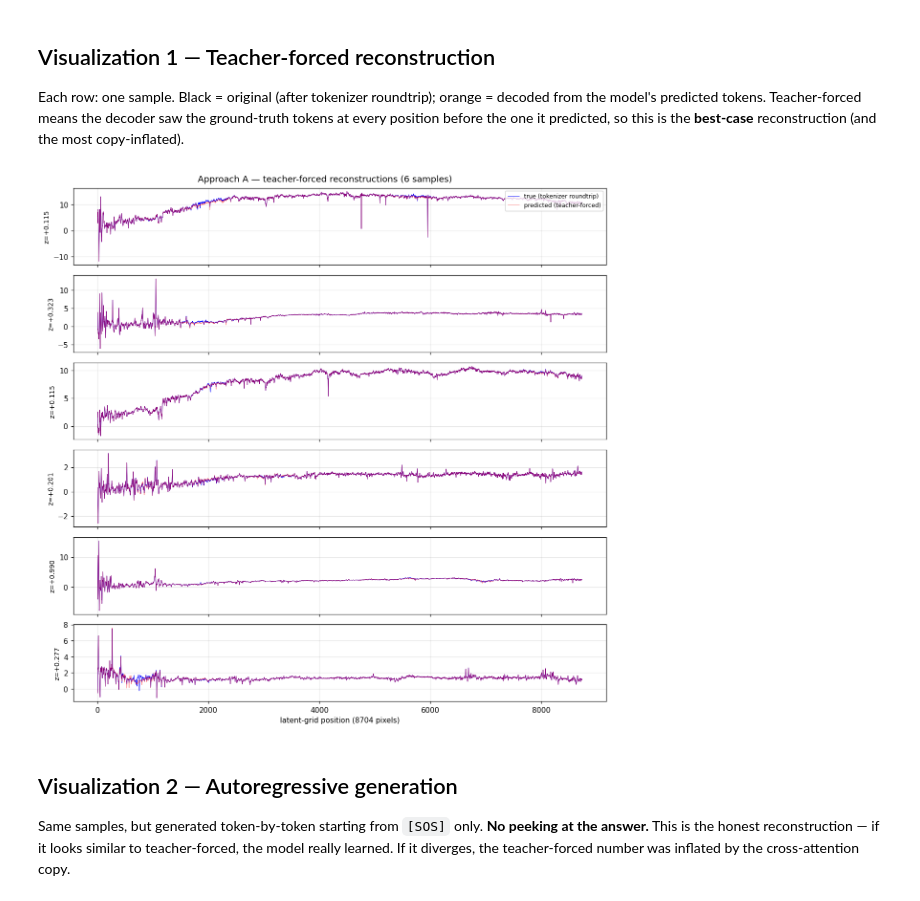
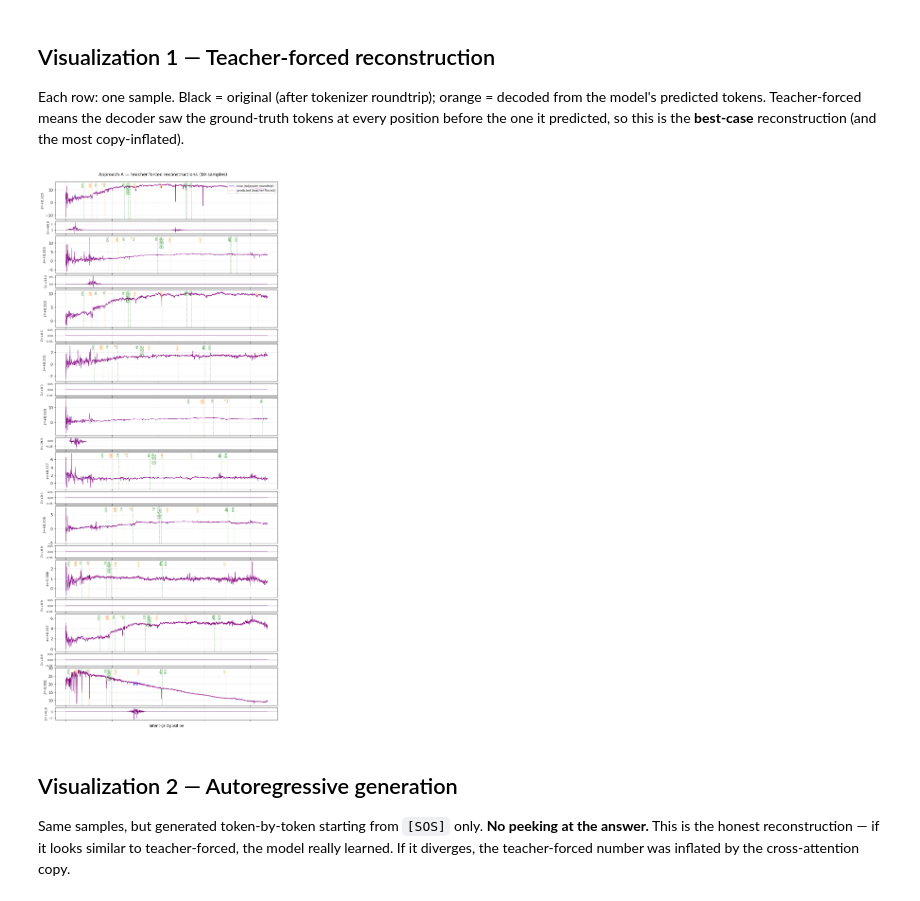
Before and after one commit to Joe2k/Spectrum-FM, a Jupyter notebook: notebooks/07_visualize_predictions.ipynb, the cells around one changed output. Cells and saved outputs as stored; diff of their text form; code cells hidden in the pictures.

```diff
--- a/notebooks/07_visualize_predictions.ipynb
+++ b/notebooks/07_visualize_predictions.ipynb
@@ -66,7 +66,7 @@ MODEL_ID = DEFAULT_TRANSFORMER_ID
 DATA_DIR = REPO / 'data/desi_raw'
 MANIFEST_PATH = None        # optional: training JSONL for z_tok fallback only
 APPROACH = None             # auto-detect from checkpoint
-N_SAMPLES = 6
+N_SAMPLES = 10
 SEED = 42
 ENCODER_MASK_RATIO = 0.0
 
@@ -442,33 +446,54 @@ Each row: one sample. Black = original (after tokenizer roundtrip); orange = dec
 # %%
 batch = specs_to_batch(sample_specs)
 enc, dec, tgt, pred, denorm = predict_teacher_forced(batch, APPROACH)
 
 pred_spec_tokens = pred[:, 1:1 + N_TOKENS]
 true_spec_tokens = tgt[:, 1:1 + N_TOKENS]
 
 pred_flux = decode_to_flux(pred_spec_tokens, denorm).cpu().numpy()
 true_flux = decode_to_flux(true_spec_tokens, denorm).cpu().numpy()
 
-fig, axes = plt.subplots(N_SAMPLES, 1, figsize=(11, 1.8 * N_SAMPLES), sharex=True)
-if N_SAMPLES == 1:
-    axes = [axes]
-for i, ax in enumerate(axes):
-    ax.plot(true_flux[i], color='blue', lw=0.6, label='true (tokenizer roundtrip)')
-    ax.plot(pred_flux[i], color='red', lw=0.6, alpha=0.55, label='predicted (teacher-forced)')
+# 2 rows per sample: flux row (height 3) + residual row (height 1)
+height_ratios = [h for _ in range(N_SAMPLES) for h in (3, 1)]
+fig, axes = plt.subplots(
+    N_SAMPLES * 2, 1, figsize=(11, 2.4 * N_SAMPLES),
+    gridspec_kw={'height_ratios': height_ratios, 'hspace': 0.08}, sharex=True,
+)
+for i in range(N_SAMPLES):
+    ax_f = axes[i * 2]      # flux row
+    ax_r = axes[i * 2 + 1]  # residual row
+
+    resid = true_flux[i] - pred_flux[i]
     z = float(sample_specs[i]['z'])
     _dec_len = true_flux.shape[1]
-    mark_lines(ax, z, 3600, 9824,
-               wave_to_x=lambda w: (w - 3600) / (9824 - 3600) * (_dec_len - 1))
-    ax.set_ylabel(f'z={z:+.3f}', fontsize=9)
-    ax.grid(alpha=0.3)
+    _w2x = lambda w: (w - 3600) / (9824 - 3600) * (_dec_len - 1)
+
+    # --- flux row ---
+    ax_f.plot(true_flux[i], color='blue', lw=0.6, label='true (tokenizer roundtrip)')
+    ax_f.plot(pred_flux[i], color='red', lw=0.6, alpha=0.55, label='predicted (teacher-forced)')
+    mark_lines(ax_f, z, 3600, 9824, wave_to_x=_w2x)
+    ax_f.set_ylabel(f'z={z:+.3f}', fontsize=9)
+    ax_f.set_xticklabels([])
+    ax_f.grid(alpha=0.3)
     if i == 0:
-        ax.legend(loc='upper right', fontsize=8)
+        ax_f.legend(loc='upper right', fontsize=8)
+
+    # --- residual row (data - reconstruction) ---
+    ax_r.plot(resid, color='purple', lw=0.6)
+    ax_r.axhline(0, color='k', lw=0.7, ls='--', alpha=0.5)
+    ax_r.set_ylabel(f'$\\Sigma$={resid.sum():+.1f}', fontsize=8, labelpad=4)
+    ax_r.grid(alpha=0.3)
+    ax_r.tick_params(axis='y', labelsize=7)
+    if i < N_SAMPLES - 1:
+        ax_r.set_xticklabels([])
+
 axes[-1].set_xlabel('latent-grid position')
-fig.suptitle(f'Approach {APPROACH.upper()} — teacher-forced reconstructions ({N_SAMPLES} samples)')
-fig.tight_layout()
+fig.subplots_adjust(top=0.97)
+fig.suptitle(f'Approach {APPROACH.upper()} — teacher-forced reconstructions ({N_SAMPLES} samples)',
+             y=0.985)
 plt.show()
 # %% [output]
-[figure, old version]
+[figure, new version]
 # %% [markdown]
 ## Visualization 2 — Autoregressive generation
 
```
Also changed, not shown: parts of 10 cells of this notebook.
